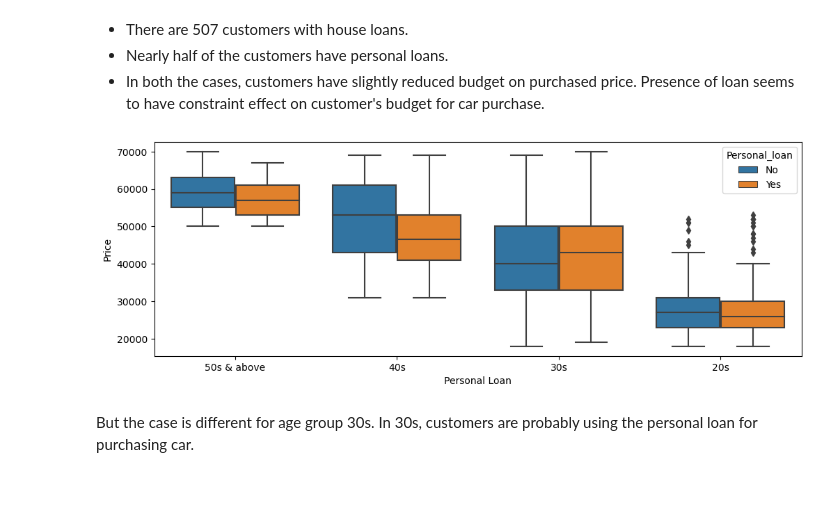
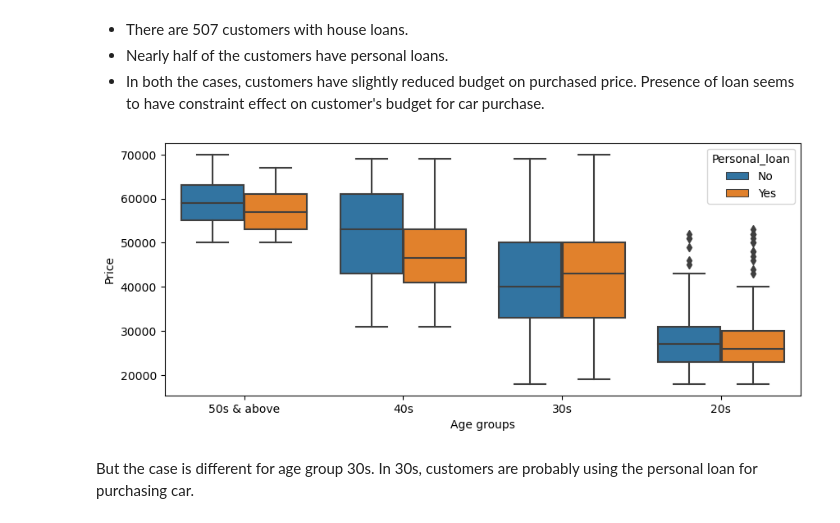
Before and after one commit to airbendor890/ML_AUG, a Jupyter notebook: PDS_project_Haraprasad_coded.ipynb, the cells around one changed output. Drawn from its saved outputs; the diff is of its cells as text; code cells hidden in the pictures; blank space fills up the shorter version.

```diff
--- a/PDS_project_Haraprasad_coded.ipynb
+++ b/PDS_project_Haraprasad_coded.ipynb
@@ -800,12 +873,13 @@ Median price (No Personal Loan:)
     <li>In both the cases, customers have slightly reduced budget on purchased price. Presence of loan seems to have constraint effect on customer's budget for car purchase.</li>
 </ul>
 # %%
-plt.figure(figsize=(12,4))
+plt.figure(figsize=(10,4))
 sns.boxplot(data=df,x='Age_group',y='Price',hue='Personal_loan')
-plt.xlabel('Personal Loan')
+plt.xlabel('Age groups')
+plt.savefig('buyers_with_loan.png',dpi=400)
 plt.show()
 # %% [output]
-[figure, old version]
+[figure, new version]
 # %% [markdown]
 But the case is different for age group 30s. In 30s, customers are probably using the personal loan for purchasing car.
 # %% [markdown]
```
Also changed, not shown: parts of 21 cells of this notebook.
